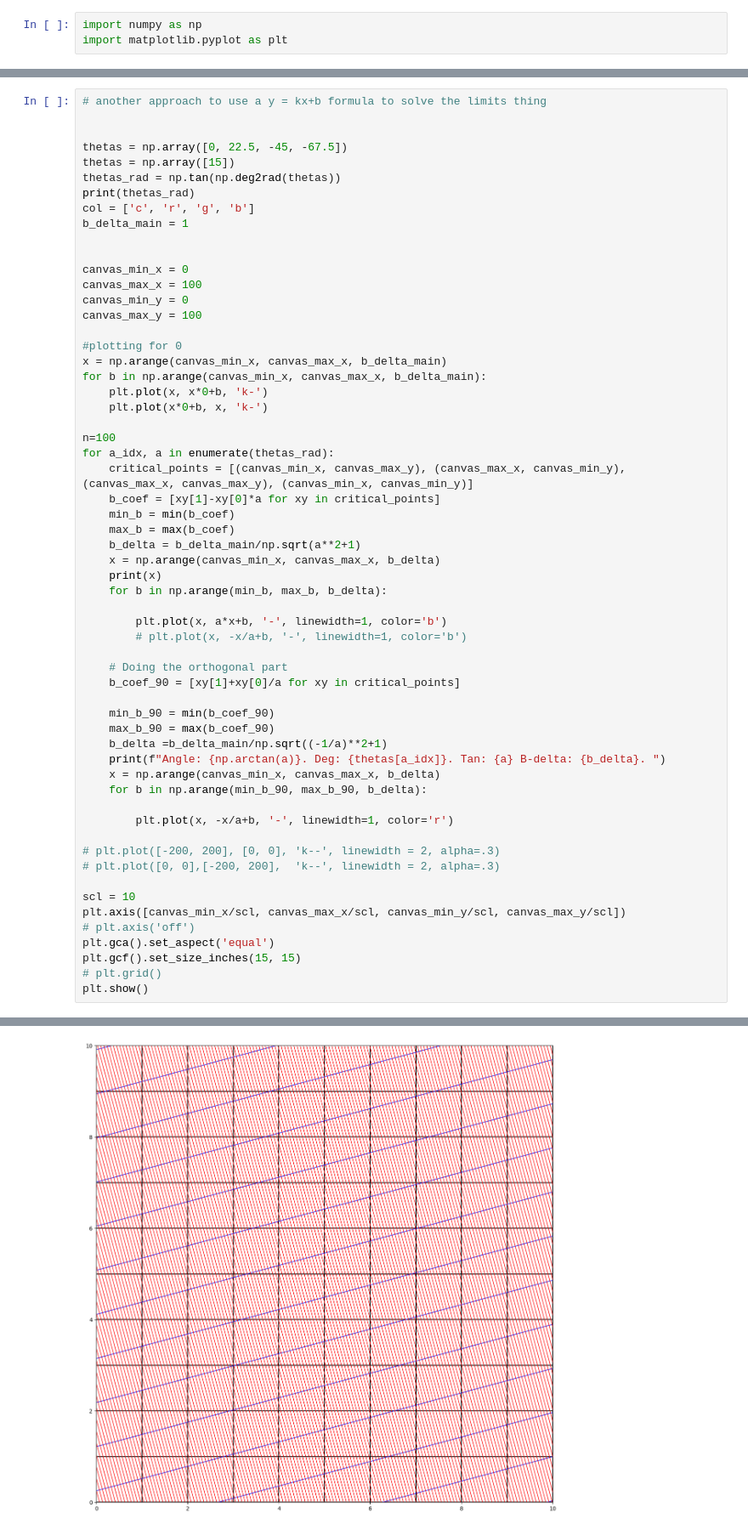
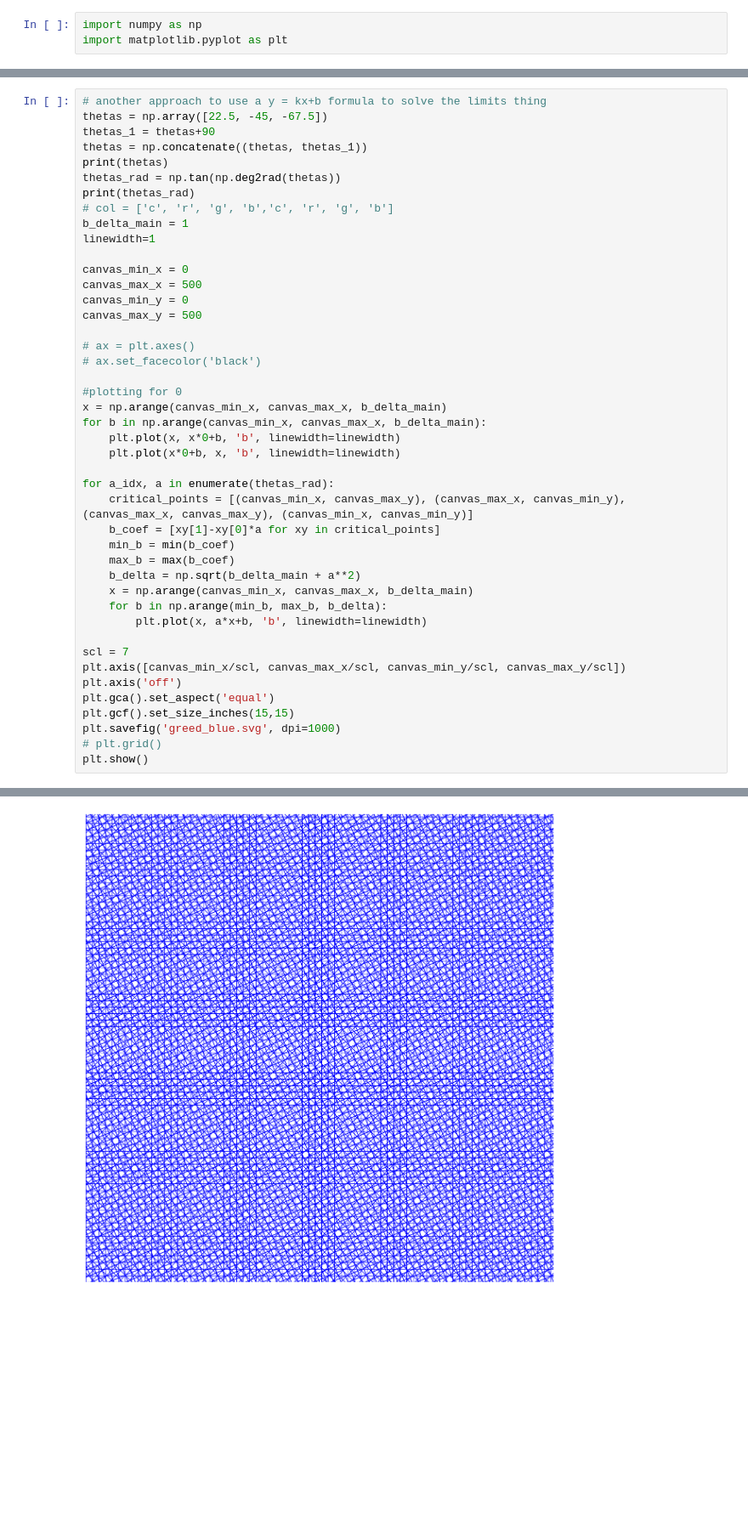
Before and after one commit to viktor-kertanov/master-math, a Jupyter notebook: self_exercises/reverse_engineering/grid/grid.ipynb, the cells around one changed output, grey strips where cells are left out. Shown at 85% size. Saved outputs shown, nothing was run; the diff lists cells and outputs as text; blank space fills up the shorter version.

```diff
--- a/self_exercises/reverse_engineering/grid/grid.ipynb
+++ b/self_exercises/reverse_engineering/grid/grid.ipynb
@@ -65,61 +57,46 @@ plt.show()
 [figure]
 # %%
 # another approach to use a y = kx+b formula to solve the limits thing
-
-
-thetas = np.array([0, 22.5, -45, -67.5])
-thetas = np.array([15])
+thetas = np.array([22.5, -45, -67.5])
+thetas_1 = thetas+90
+thetas = np.concatenate((thetas, thetas_1))
+print(thetas)
 thetas_rad = np.tan(np.deg2rad(thetas))
 print(thetas_rad)
-col = ['c', 'r', 'g', 'b']
+# col = ['c', 'r', 'g', 'b','c', 'r', 'g', 'b']
 b_delta_main = 1
-
+linewidth=1
 
 canvas_min_x = 0
-canvas_max_x = 100
+canvas_max_x = 500
 canvas_min_y = 0
-canvas_max_y = 100
+canvas_max_y = 500
+
+# ax = plt.axes()
+# ax.set_facecolor('black')
 
 #plotting for 0
 x = np.arange(canvas_min_x, canvas_max_x, b_delta_main)
 for b in np.arange(canvas_min_x, canvas_max_x, b_delta_main):
-    plt.plot(x, x*0+b, 'k-')
-    plt.plot(x*0+b, x, 'k-')
+    plt.plot(x, x*0+b, 'b', linewidth=linewidth)
+    plt.plot(x*0+b, x, 'b', linewidth=linewidth)
 
-n=100
 for a_idx, a in enumerate(thetas_rad):
     critical_points = [(canvas_min_x, canvas_max_y), (canvas_max_x, canvas_min_y), (canvas_max_x, canvas_max_y), (canvas_min_x, canvas_min_y)]
     b_coef = [xy[1]-xy[0]*a for xy in critical_points]
     min_b = min(b_coef)
     max_b = max(b_coef)
-    b_delta = b_delta_main/np.sqrt(a**2+1)
-    x = np.arange(canvas_min_x, canvas_max_x, b_delta)
-    print(x)
+    b_delta = np.sqrt(b_delta_main + a**2)
+    x = np.arange(canvas_min_x, canvas_max_x, b_delta_main)
     for b in np.arange(min_b, max_b, b_delta):
+        plt.plot(x, a*x+b, 'b', linewidth=linewidth)
 
-        plt.plot(x, a*x+b, '-', linewidth=1, color='b')
-        # plt.plot(x, -x/a+b, '-', linewidth=1, color='b')
-
-    # Doing the orthogonal part
-    b_coef_90 = [xy[1]+xy[0]/a for xy in critical_points]
-
-    min_b_90 = min(b_coef_90)
-    max_b_90 = max(b_coef_90)
-    b_delta =b_delta_main/np.sqrt((-1/a)**2+1)
-    print(f"Angle: {np.arctan(a)}. Deg: {thetas[a_idx]}. Tan: {a} B-delta: {b_delta}. ")
-    x = np.arange(canvas_min_x, canvas_max_x, b_delta)
-    for b in np.arange(min_b_90, max_b_90, b_delta):
-
-        plt.plot(x, -x/a+b, '-', linewidth=1, color='r')
-
-# plt.plot([-200, 200], [0, 0], 'k--', linewidth = 2, alpha=.3)
-# plt.plot([0, 0],[-200, 200],  'k--', linewidth = 2, alpha=.3)
-
-scl = 10
+scl = 7
 plt.axis([canvas_min_x/scl, canvas_max_x/scl, canvas_min_y/scl, canvas_max_y/scl])
-# plt.axis('off')
+plt.axis('off')
 plt.gca().set_aspect('equal')
-plt.gcf().set_size_inches(15, 15)
+plt.gcf().set_size_inches(15,15)
+plt.savefig('greed_blue.svg', dpi=1000)
 # plt.grid()
 plt.show()
 # %% [output]
@@ -146 +105 @@ Angle: 0.2617993877991494. Deg: 15. Tan: 0.2679491924311227 B-delta: 0.258819045
-[figure, old version]
+[figure, new version]
```
Also changed, not shown: parts of 5 cells of this notebook.
